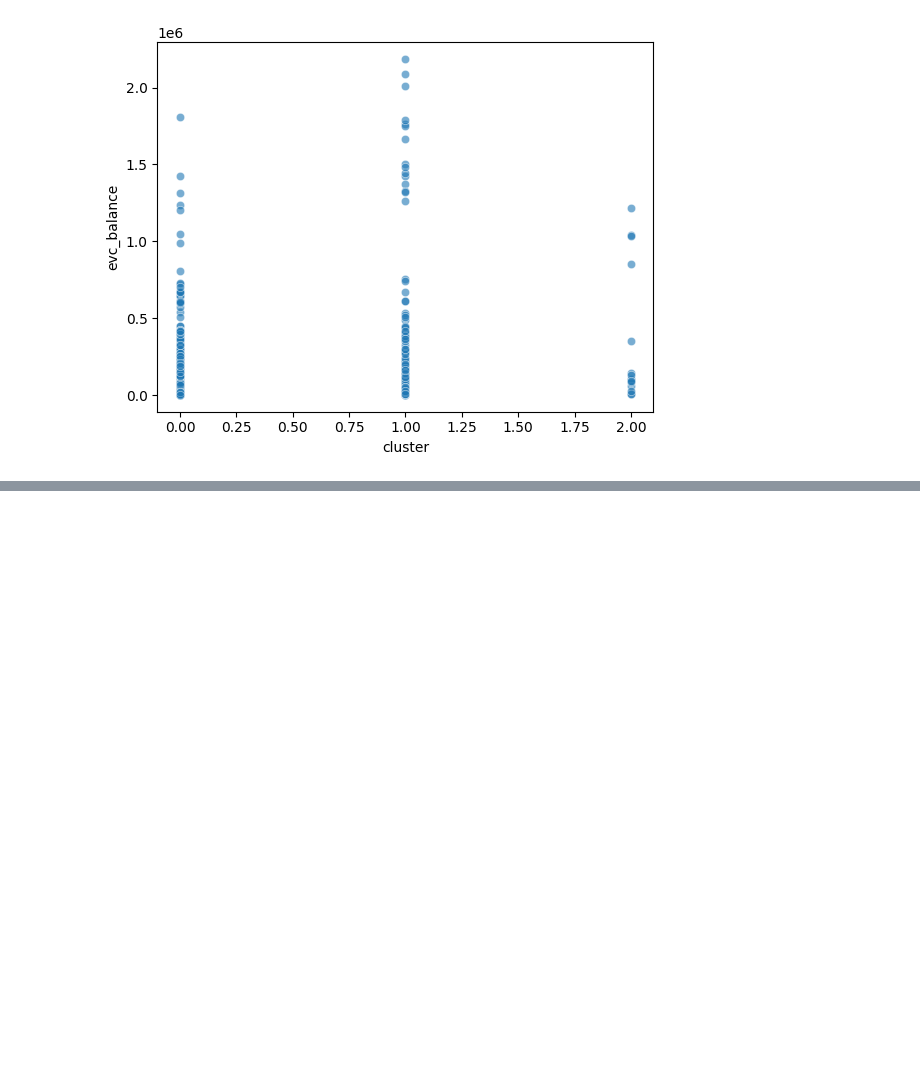
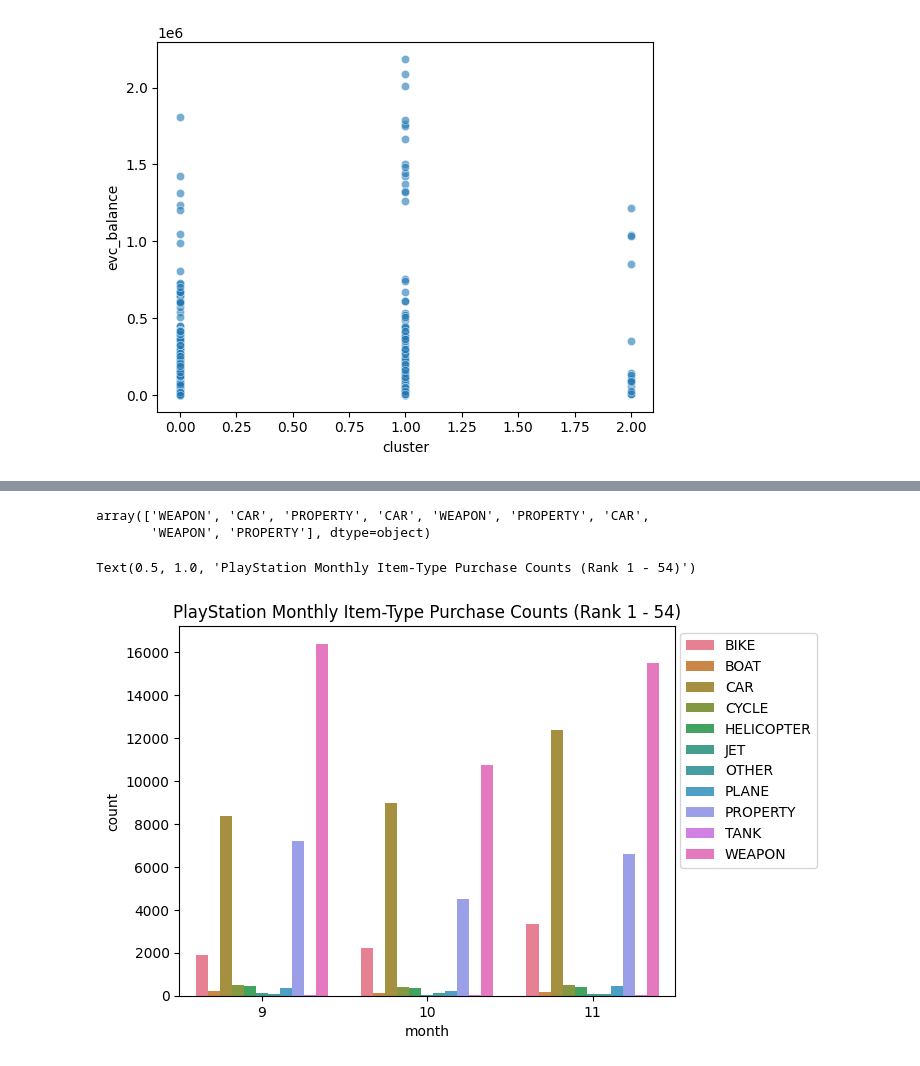
Before and after one commit to SaulTopete/gta-analysis, a Jupyter notebook: rockstar_datathon.ipynb, the cells around one changed output, grey strips where cells are left out. Drawn from its saved outputs; the diff is of its cells as text; code cells hidden in the pictures; blank space fills up the shorter version.

```diff
--- a/rockstar_datathon.ipynb
+++ b/rockstar_datathon.ipynb
@@ -301,0 +322,22 @@ something = ps4.sort_values(by=['account_id', 'occur_date'], ascending=[True, Fa
+# %%
+psCount = psSort.groupby(['month', 'item_type'])[['item_type', 'item']].size().reset_index(name='count').sort_values(by=['month', 'count'], ascending=[True, False])
+top3EachAll = psCount.groupby('month').apply(lambda x: x.nlargest(3, 'count')).reset_index(drop=True)
+top3EachAll['item_type'].to_numpy()
+# psSort[psSort['item_type'] == 'CAR'].groupby(['month', 'item', 'item_type']).size().reset_index(name='count').sort_values(by=['month', 'item_type', 'item', 'count'], ascending=[True, False, False, True])
+
+arr = []
+
+
+filteredTopAll = psSort[psSort['item_type'].isin()]
+# %% [output]
+array(['WEAPON', 'CAR', 'PROPERTY', 'CAR', 'WEAPON', 'PROPERTY', 'CAR',
+       'WEAPON', 'PROPERTY'], dtype=object)
+# %%
+# first cluster, items bought
+groupedItem0 = psSort[psSort['cluster'] == 0].groupby(['month', 'item_type']).size().reset_index(name='count')
+sns.barplot(data=groupedItem0, x='month', y='count', hue='item_type')
+plt.legend(loc='upper right', bbox_to_anchor=(1.3, 1.0))
+plt.title(f'PlayStation Monthly Item-Type Purchase Counts (Rank {psLowMin} - {psLowMax})')
+# %% [output]
+Text(0.5, 1.0, 'PlayStation Monthly Item-Type Purchase Counts (Rank 1 - 54)')
+[figure, added]
```
Also changed, not shown: parts of 16 cells of this notebook.
